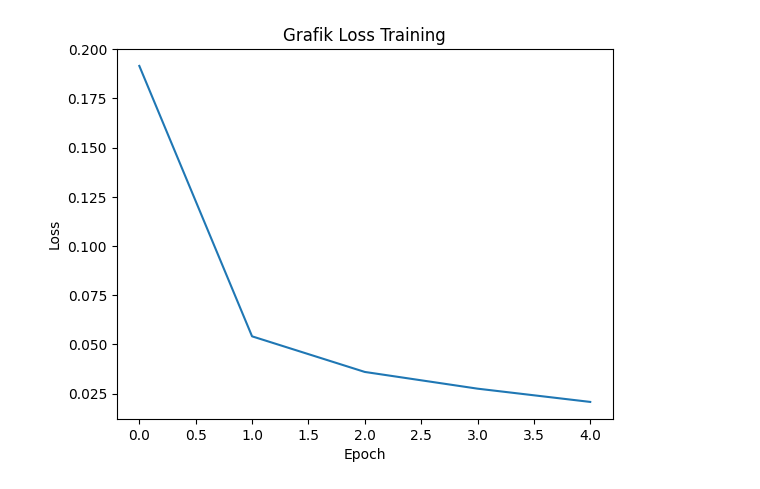
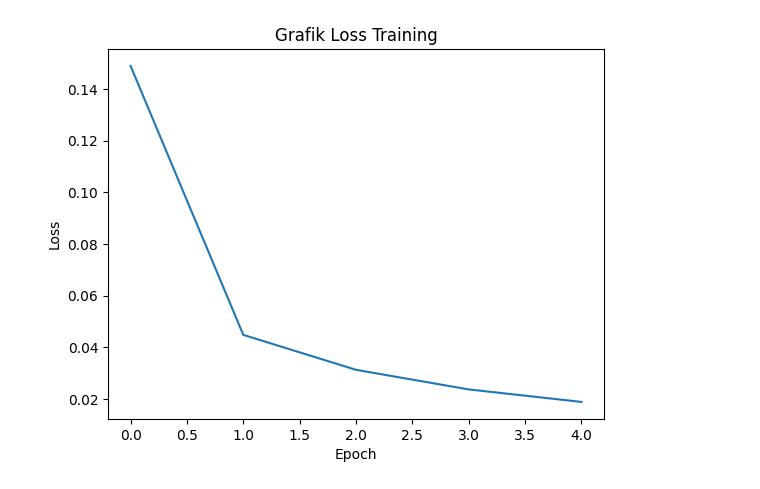
Before and after one commit to WahyuKhairi06/DeepLearning-WahyuKhairi-2311531009, a Jupyter notebook: Praktikum 2/CNN_Praktikum.ipynb, the cells around one changed output. Drawn from its saved outputs; the diff is of its cells as text; code cells hidden in the pictures.

```diff
--- a/Praktikum 2/CNN_Praktikum.ipynb
+++ b/Praktikum 2/CNN_Praktikum.ipynb
@@ -21,20 +21,24 @@ testset = torchvision.datasets.MNIST(root='./data', train=False, download=True,
 trainloader = DataLoader(trainset, batch_size=64, shuffle=True)
 testloader = DataLoader(testset, batch_size=64, shuffle=False)
 # %%
-# 2. Definisikan model CNN
+#2 (Kernel 5x5) ==
 class CNNModel(nn.Module):
     def __init__(self):
         super(CNNModel, self).__init__()
-        self.conv1 = nn.Conv2d(1, 16, 3, padding=1)
+        self.conv1 = nn.Conv2d(1, 16, kernel_size=5, padding=2)
+        self.conv2 = nn.Conv2d(16, 32, kernel_size=5, padding=2)
+        self.conv3 = nn.Conv2d(32, 64, kernel_size=3, padding=1)  # tambahan
         self.pool = nn.MaxPool2d(2, 2)
-        self.conv2 = nn.Conv2d(16, 32, 3, padding=1)
-        self.fc1 = nn.Linear(32 * 7 * 7, 128)
+
+
+        self.fc1 = nn.Linear(64 * 7 * 7, 128)
         self.fc2 = nn.Linear(128, 10)
 
     def forward(self, x):
-        x = self.pool(nn.ReLU()(self.conv1(x)))
-        x = self.pool(nn.ReLU()(self.conv2(x)))
-        x = x.view(-1, 32 * 7 * 7)
+        x = self.pool(nn.ReLU()(self.conv1(x)))   # 28 -> 14
+        x = self.pool(nn.ReLU()(self.conv2(x)))   # 14 -> 7
+        x = nn.ReLU()(self.conv3(x))              # tetap 7x7
+        x = x.view(-1, 64 * 7 * 7)
         x = nn.ReLU()(self.fc1(x))
         x = self.fc2(x)
         return x
@@ -43,18 +47,3 @@ class CNNModel(nn.Module):
 model = CNNModel()
 criterion = nn.CrossEntropyLoss()
 optimizer = optim.Adam(model.parameters(), lr=0.001)
-# %%
-# 4. Training
-epochs = 5
-train_loss = []
-for epoch in range(epochs):
-    running_loss = 0.0
-    for images, labels in trainloader:
-        optimizer.zero_grad()
-        outputs = model(images)
-        loss = criterion(outputs, labels)
-        loss.backward()
-        optimizer.step()
-        running_loss += loss.item()
-    train_loss.append(running_loss/len(trainloader))
-    print(f'Epoch [{epoch+1}/{epochs}], Loss: {running_loss/len(trainloader):.4f}')
@@ -79,9 +122,9 @@ Akurasi Uji: 98.97%
 # %%
 # 6. Plot grafik loss
-plt.plot(train_loss)
+plt.plot(train_losses)
 plt.xlabel('Epoch')
 plt.ylabel('Loss')
 plt.title('Grafik Loss Training')
 plt.show()
 # %% [output]
-[figure, old version]
+[figure, new version]
```
Also changed, not shown: parts of 5 cells of this notebook.
